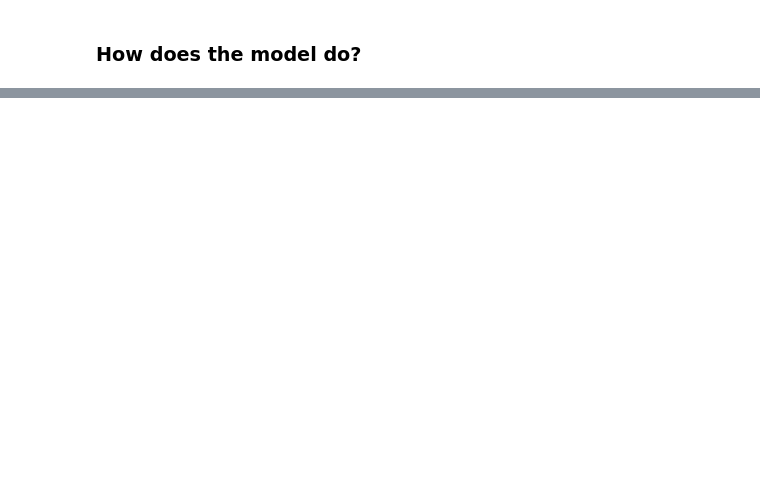
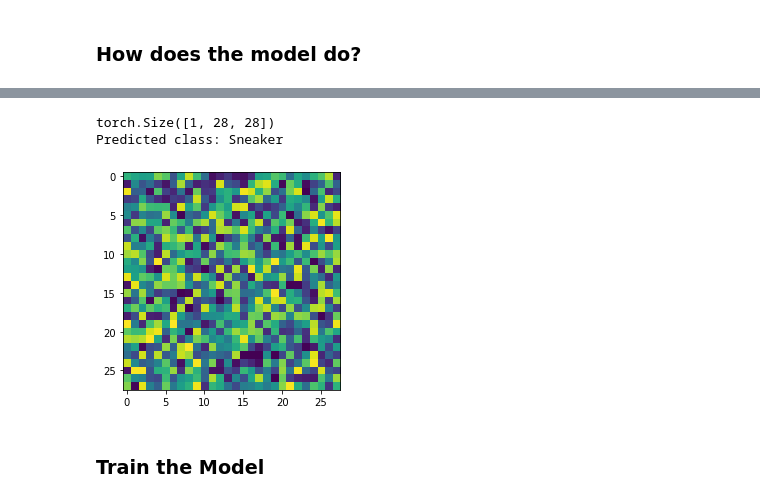
Before and after one commit to johnleh/Comp562-Final-Project, a Jupyter notebook: MNIST Fashion Neural Network.ipynb, the cells around one changed output, grey strips where cells are left out. Drawn from its saved outputs; the diff is of its cells as text; code cells hidden in the pictures; blank space fills up the shorter version.

```diff
--- a/MNIST Fashion Neural Network.ipynb
+++ b/MNIST Fashion Neural Network.ipynb
@@ -345,0 +402,28 @@ gen_err_predicted_fig( test_data, test_labels, pred_lab, pred_prob, label_set, l
+# %%
+# Build a Convolutional Neural Network to classify the MNISTFashion set
+# adapted from https://github.com/python-engineer/pytorchTutorial/blob/master/14_cnn.py
+
+import torch.nn.functional as F
+
+class ConvNet(nn.Module):
+    def __init__(self):
+        super(ConvNet, self).__init__()
+        self.conv1 = nn.Conv2d(1, 6, 3)   # 1 color channel, output channel size 6, kernel size 3
+        self.pool = nn.MaxPool2d(2, 2)    # kernel size 2, stride 2
+
+        self.fc1 = nn.Linear(6 * 13 * 13, 120)
+        self.fc2 = nn.Linear(120, 84)
+        self.fc3 = nn.Linear(84, num_classes)
+
+    def forward(self, x):
+        # -> n, 3, 32, 32
+        x = self.pool(F.relu(self.conv1(x)))  # -> n, 6, 14, 14
+#         print(x.size())
+        x = x.view(-1, 6 * 13 * 13)            # -> n, 400
+        x = F.relu(self.fc1(x))               # -> n, 120
+        x = F.relu(self.fc2(x))               # -> n, 84
+        x = self.fc3(x)                       # -> n, 10
+        return x
+
+model = ConvNet().to(device)
+print(model)
@@ -345,0 +438,19 @@ gen_err_predicted_fig( test_data, test_labels, pred_lab, pred_prob, label_set, l
+# %%
+# Run the NN as is on random input
+X = torch.rand(1, 28, 28, device=device)
+# X = train_set[1][0]
+
+# print(torch.equal(X[0], X[2]))
+print(X.size())
+plt.imshow(X.squeeze())
+
+logits = model(X.unsqueeze(0))
+pred_probab = nn.Softmax(dim=1)(logits)
+y_pred = pred_probab.argmax(1)
+print(f"Predicted class: {labels_map[y_pred.item()]}")
+# %% [output]
+torch.Size([1, 28, 28])
+Predicted class: Sneaker
+[figure, added]
+# %% [markdown]
+### Train the Model
```
Also changed, not shown: parts of 20 cells of this notebook, 1 other file.
